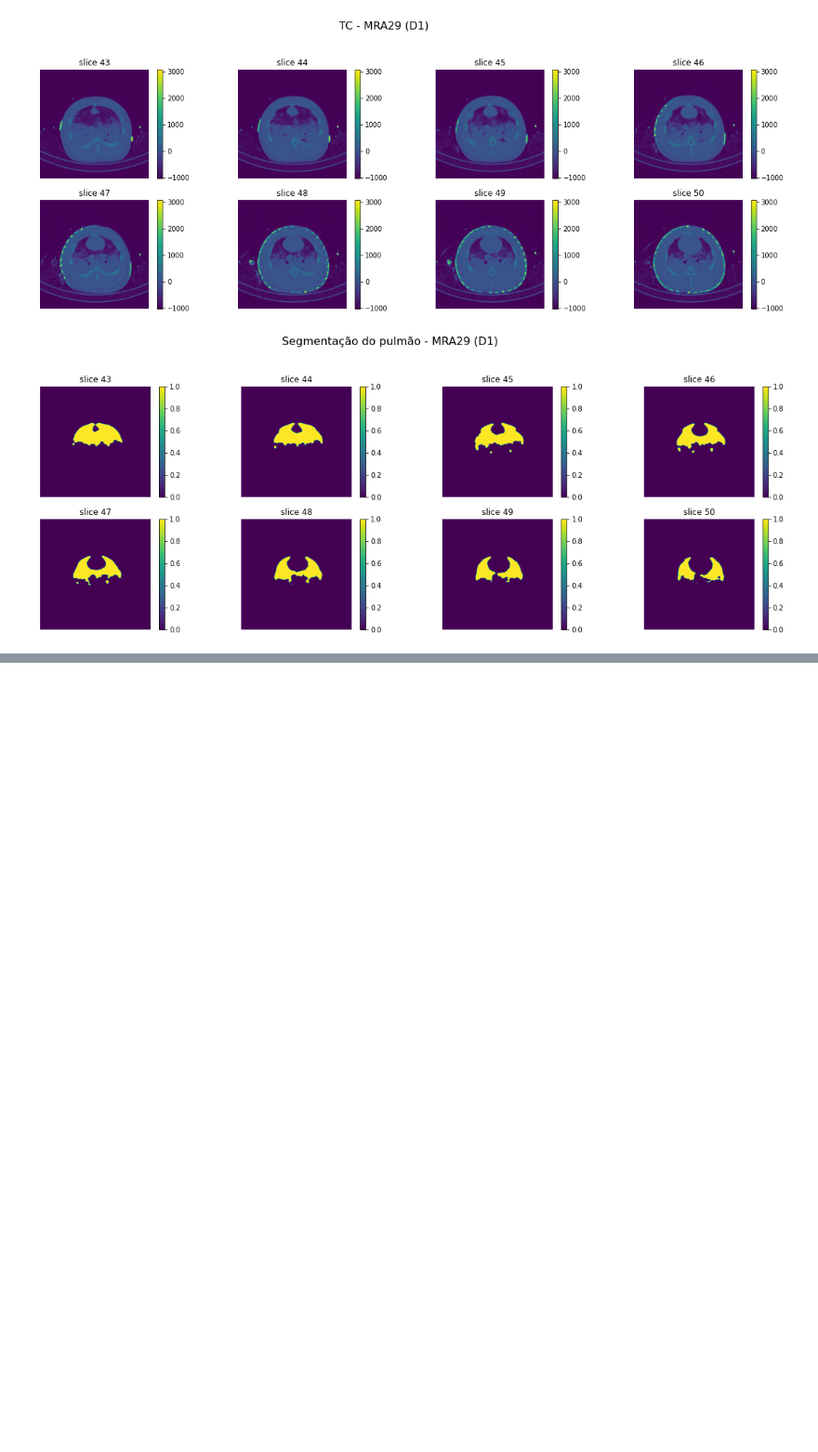
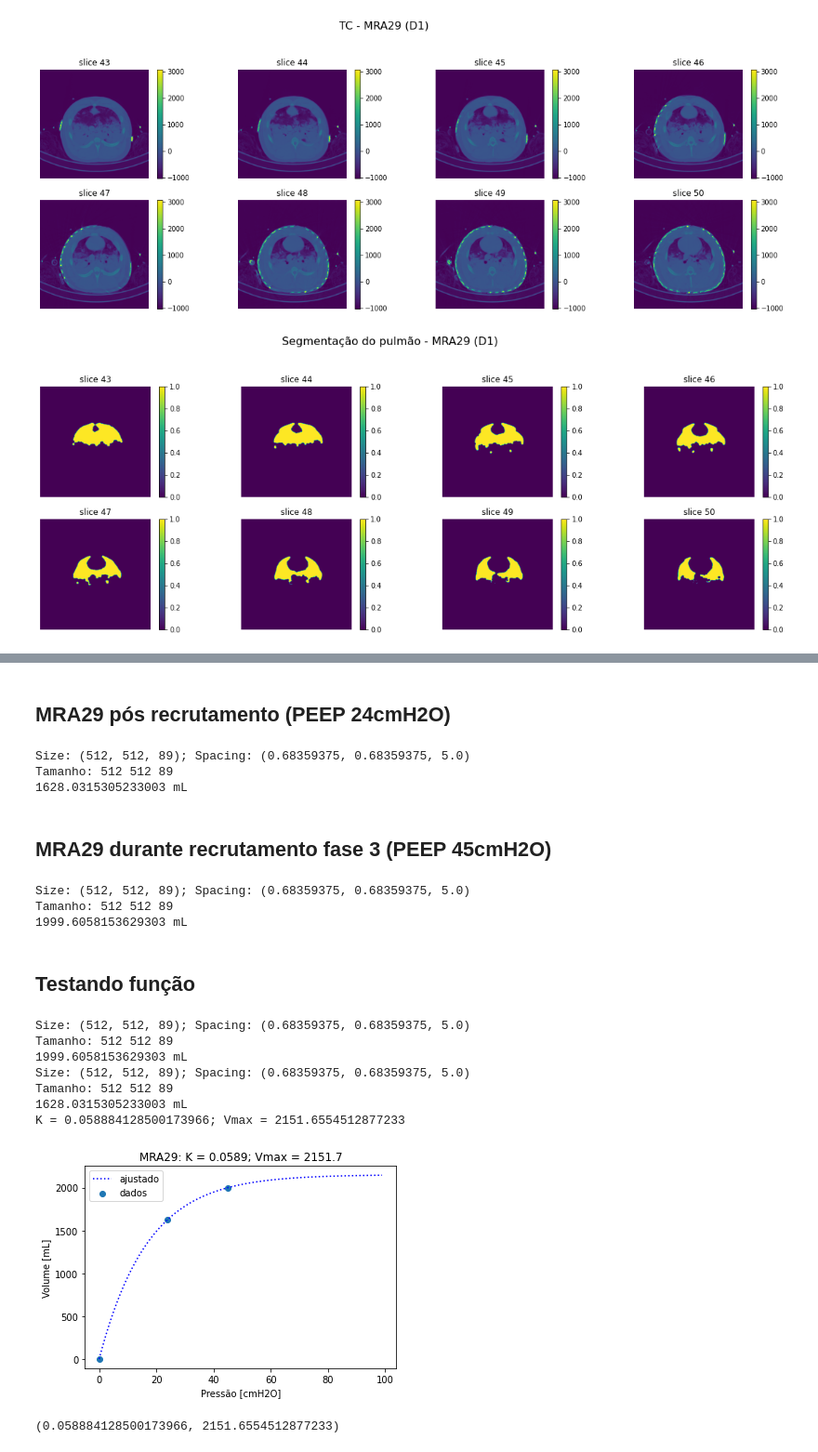
Before and after one commit to edlbcamargo/recrutabilidade, a Jupyter notebook: volume_referencia/volume_referencia.ipynb, the cells around one changed output, grey strips where cells are left out. Shown at 93% size. Drawn from its saved outputs; the diff is of its cells as text; code cells hidden in the pictures; blank space fills up the shorter version.

Commit message:
Calculando volumes de referência para MRA26 e MRA29.

```diff
--- a/volume_referencia/volume_referencia.ipynb
+++ b/volume_referencia/volume_referencia.ipynb
@@ -120,0 +126,34 @@ _= ctf.SegmentaPulmaoCompleto3D(imagens_D1)
+# %% [markdown]
+## MRA29 pós recrutamento (PEEP 24cmH2O)
+# %%
+pasta = '/mnt/hdsda3/arquivos/Recrutamento/CT_data_organizado/MRA_29/Recrut_pos/Vol_Recru_Pos_50_mm_10'    # CT volumetrica
+volume_ar_MRA29_RP,imagens_MRA29_RP,df_MRA29_RP = ctf.calcula_volume_pasta(pasta, animal='MRA29 (pós recrutamento - PEEP 24 cmH2O)')
+# %% [output]
+Size: (512, 512, 89); Spacing: (0.68359375, 0.68359375, 5.0)
+Tamanho: 512 512 89
+1628.0315305233003 mL
+# %% [markdown]
+## MRA29 durante recrutamento fase 3 (PEEP 45cmH2O)
+# %%
+pasta = '/mnt/hdsda3/arquivos/Recrutamento/originais/MRA_29/MRA 29/Specials_PIG002_Fase_Recru2_(Adult) - 5/Vol_Recru_3_50_mm_8'    # CT volumetrica
+volume_ar_MRA29_R3,imagens_MRA29_R3,df_MRA29_R3 = ctf.calcula_volume_pasta(pasta, animal='MRA29 (durante recrutamento - PEEP 40 cmH2O)')
+# %% [output]
+Size: (512, 512, 89); Spacing: (0.68359375, 0.68359375, 5.0)
+Tamanho: 512 512 89
+1999.6058153629303 mL
+# %% [markdown]
+## Testando função
+# %%
+pasta_R3 = '/mnt/hdsda3/arquivos/Recrutamento/CT_data_organizado/MRA_29/Recrut_pos/Vol_Recru_3_50_mm_8'    # CT volumetrica
+pasta_pos = '/mnt/hdsda3/arquivos/Recrutamento/CT_data_organizado/MRA_29/Recrut_pos/Vol_Recru_Pos_50_mm_10'    # CT volumetrica
+ctf.ajusta_exponencial_recrutamento(pasta_pos, pasta_R3, 'MRA29')
+# %% [output]
+Size: (512, 512, 89); Spacing: (0.68359375, 0.68359375, 5.0)
+Tamanho: 512 512 89
+1999.6058153629303 mL
+Size: (512, 512, 89); Spacing: (0.68359375, 0.68359375, 5.0)
+Tamanho: 512 512 89
+1628.0315305233003 mL
+K = 0.058884128500173966; Vmax = 2151.6554512877233
+[figure, added]
+(0.058884128500173966, 2151.6554512877233)
```
Also changed, not shown: parts of 6 cells of this notebook, 2 other files.
